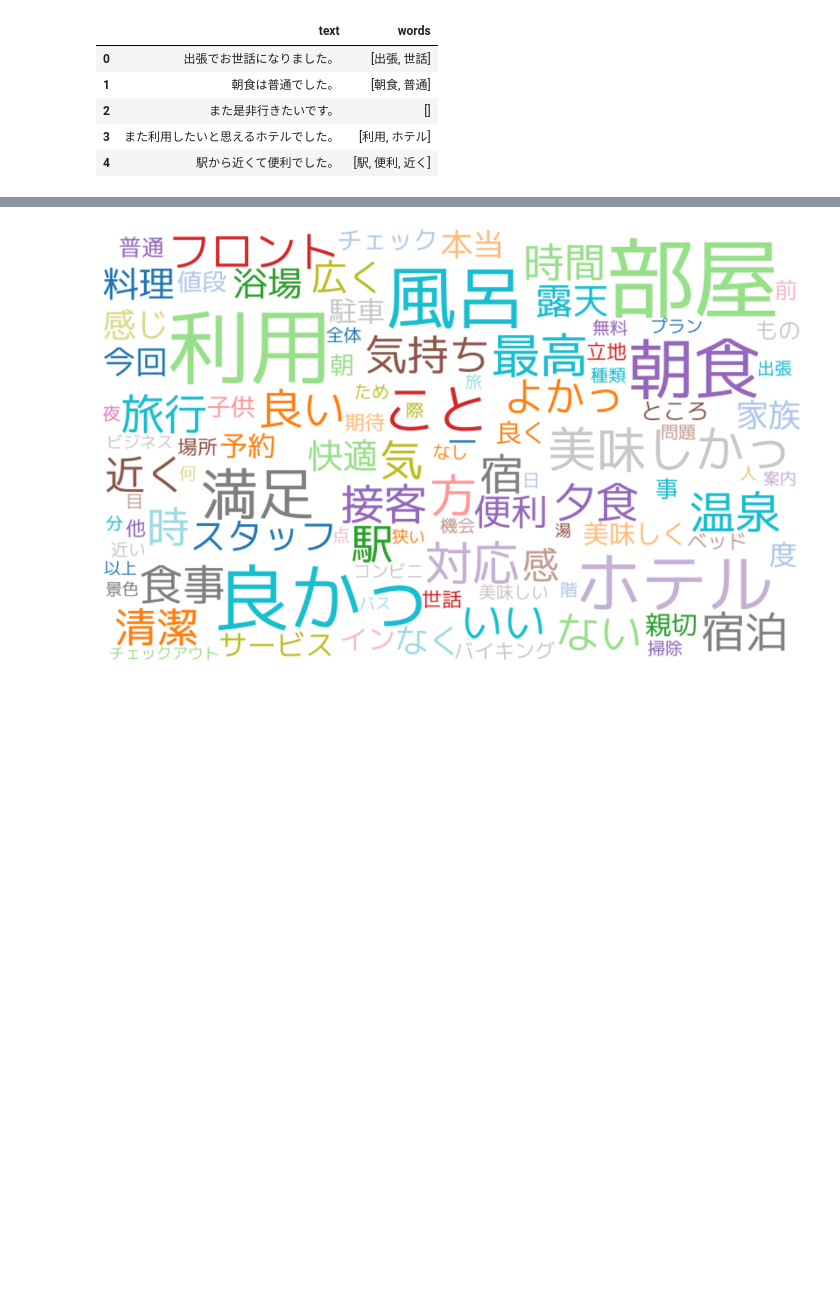
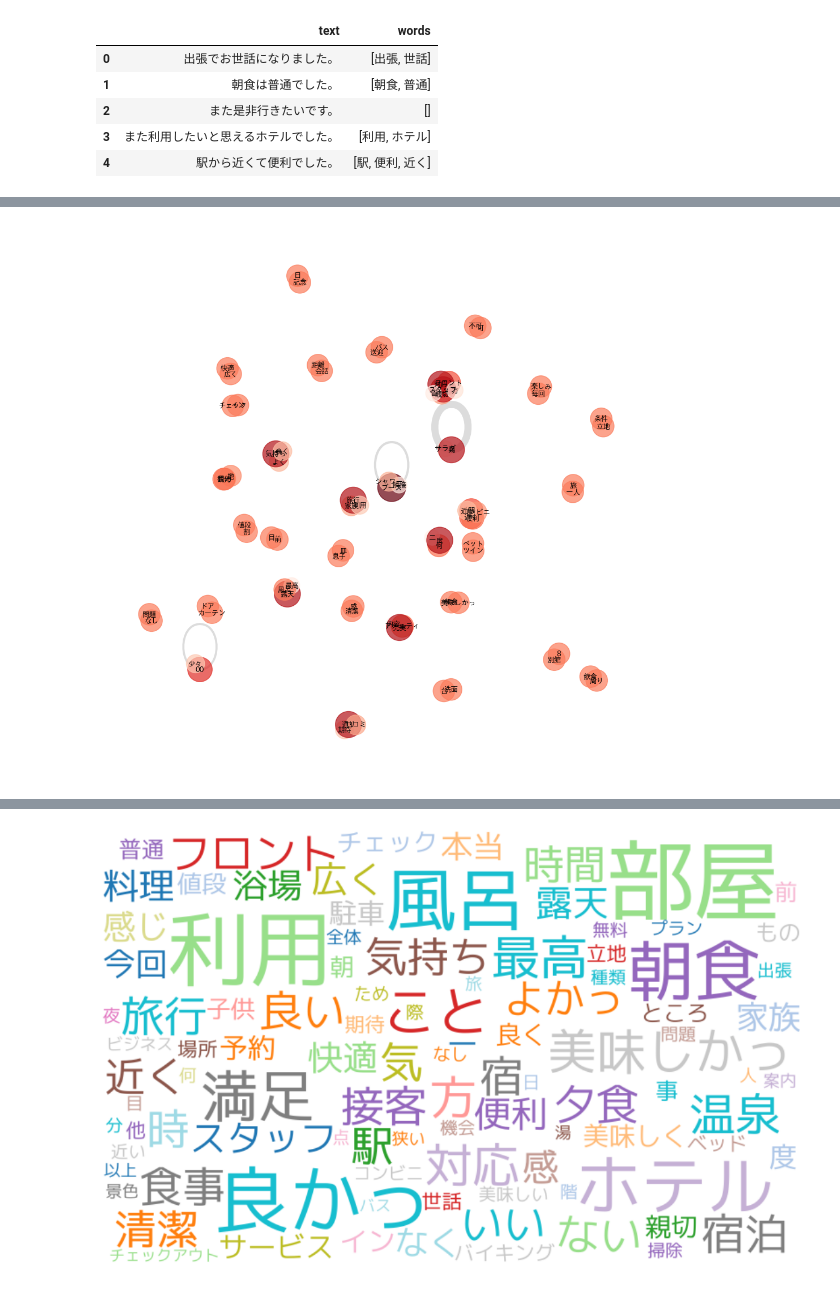
Before and after one commit to NamelessOgya/survey, a Jupyter notebook: 自然言語処理/GPT2RoBERTa/簡単自然言語処理_実験.ipynb, the cells around one changed output, grey strips where cells are left out. Saved outputs shown, nothing was run; the diff lists cells and outputs as text; code cells hidden in the pictures; blank space fills up the shorter version.

```diff
--- a/自然言語処理/GPT2RoBERTa/簡単自然言語処理_実験.ipynb
+++ b/自然言語処理/GPT2RoBERTa/簡単自然言語処理_実験.ipynb
@@ -123,0 +183,3 @@ df.head()
+# %%
+import itertools
+sentences_combs = [list(itertools.combinations(sentence[1]["words"],2)) for sentence in df.iterrows()]
@@ -123,0 +191,5 @@ df.head()
+# %%
+target_combs = []
+for words_comb in words_combs:
+    target_combs.extend(words_comb)
+target_combs[:10]
@@ -123,0 +259,85 @@ df.head()
+# %%
+import networkx as nx
+
+# https://qiita.com/petitviolet/items/d66cd7db5b35aec91c35
+font_path='/usr/share/fonts/opentype/ipaexfont-gothic/ipaexg.ttf'
+font_prop = font_manager.FontProperties(fname=font_path)
+# nx.set_fontproperties(font_prop)
+
+
+def plot_network(
+    data,
+    edge_threshold=0.,
+    fig_size=(15, 15),
+    fontfamily="IPAexGothic",
+    fontsize=14,
+    coefficient_of_restitution=0.15,
+    image_file_path=None
+):
+
+    nodes = list(set(data['node1'].tolist() + data['node2'].tolist()))
+
+    plt.figure(figsize=fig_size)
+
+    G = nx.Graph()
+    # 頂点の追加
+    G.add_nodes_from(nodes)
+
+    # 辺の追加
+    # edge_thresholdで枝の重みの下限を定めている
+    for i in range(len(data)):
+        row_data = data.iloc[i]
+        if row_data['weight'] >= edge_threshold:
+            G.add_edge(row_data['node1'], row_data['node2'], weight=row_data['weight'])
+
+    # 孤立したnodeを削除
+    isolated = [n for n in G.nodes if len([i for i in nx.all_neighbors(G, n)]) == 0]
+    for n in isolated:
+        G.remove_node(n)
+
+    # k = node間反発係数
+    pos = nx.spring_layout(G, k=coefficient_of_restitution)
+
+    pr = nx.pagerank(G)
+    # nodeの大きさ
+    nx.draw_networkx_nodes(
+        G, pos, node_color=list(pr.values()),
+        cmap=plt.cm.Reds,
+        alpha=0.7,
+        node_size=[60000*v for v in pr.values()]
+    )
+
+    # 日本語ラベル
+    nx.draw_networkx_labels(G, pos, font_size=fontsize, font_family=fontfamily, font_weight="bold")
+
+
+
+    # エッジの太さ調節
+    edge_width = [d["weight"] * 100 for (u, v, d) in G.edges(data=True)]
+    nx.draw_networkx_edges(G, pos, alpha=0.4, edge_color="darkgrey", width=edge_width)
+
+    plt.axis('off')
+    plt.tight_layout()
+
+    if image_file_path:
+        plt.savefig(image_file_path, dpi=300)
+
+n_word_lower = 50
+edge_threshold=0.025
+plot_data = jaccard_coef_data.query(
+    'count1 >= {0} and count2 >= {0}'.format(n_word_lower)
+).rename(
+    columns={'word1': 'node1', 'word2': 'node2', 'jaccard_coef': 'weight'}
+)
+
+plot_network(
+    data=plot_data,
+    edge_threshold=edge_threshold,
+    fig_size=(10, 10),
+    fontsize=9,
+    fontfamily="IPAexGothic",
+    coefficient_of_restitution=0.006,
+    image_file_path="kh_result"
+)
+# %% [output]
+[figure, added]
```
Also changed, not shown: parts of 39 cells of this notebook.
